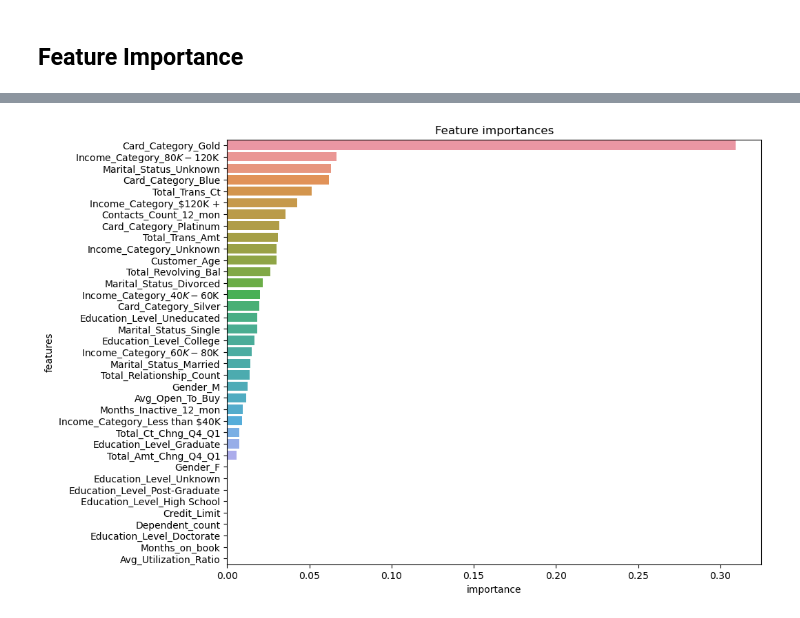
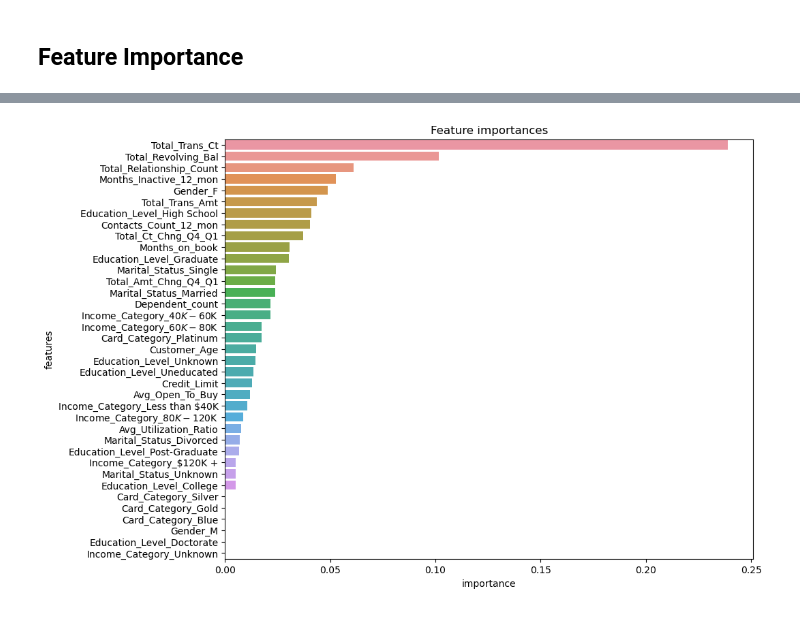
Before and after one commit to hana927/CustomerChurnPredictionProject, a Jupyter notebook: notebook/Customer Churn Prediction_Modeling .ipynb, the cells around one changed output, grey strips where cells are left out. Cells and saved outputs as stored; diff of their text form; code cells hidden in the pictures.

```diff
--- a/notebook/Customer Churn Prediction_Modeling .ipynb
+++ b/notebook/Customer Churn Prediction_Modeling .ipynb
@@ -244,0 +242,7 @@ features=onehot.drop(columns=['Attrition_Flag'])
+# %%
+cat_features=list(XGB_tuned[0].transformers_[0][1].get_feature_names_out())
+# %%
+num_features=list(XGB_tuned[0].transformers_[1][2])
+# %%
+features=cat_features+num_features
+features
@@ -245,9 +267,9 @@ features=onehot.drop(columns=['Attrition_Flag'])
 # %%
 feature_importance=pd.DataFrame(XGB_search.best_estimator_[2].feature_importances_, columns=['importance'])
-feature_importance['features'] =features.columns
+feature_importance['features'] =features
 plt.figure(figsize=(10,8))
 sns.barplot(x='importance', y='features', data=feature_importance.sort_values(by='importance', ascending=False))
 plt.title('Feature importances')
 plt.show()
 # %% [output]
-[figure, old version]
+[figure, new version]
```
Also changed, not shown: parts of 10 cells of this notebook.
